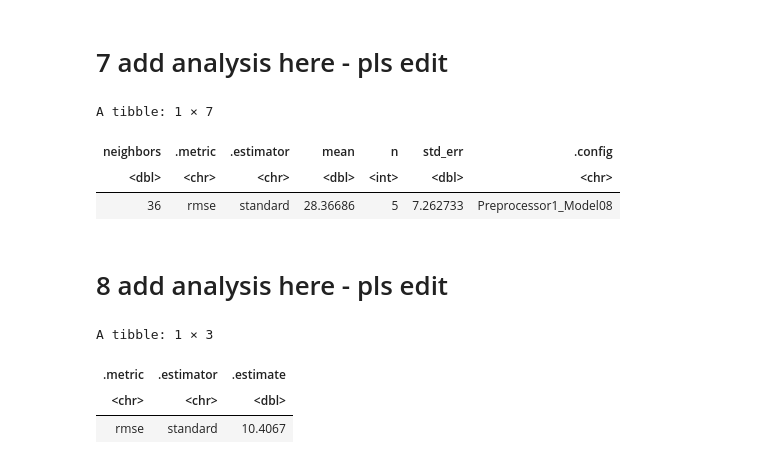
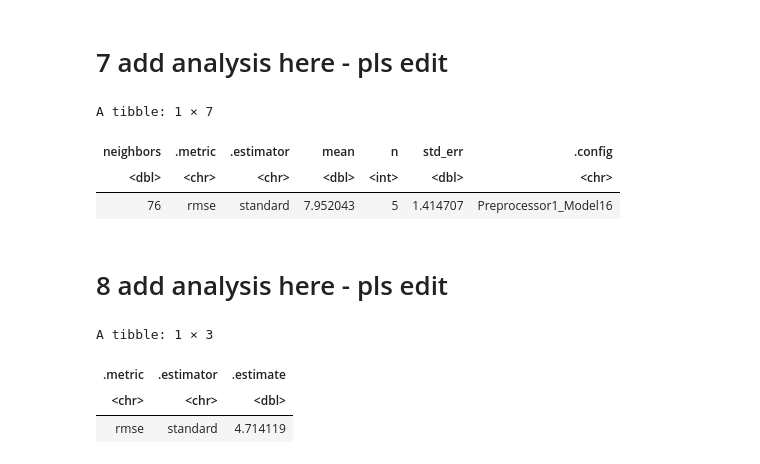
Before and after one commit to janeymhe/dsci-100-project, a Jupyter notebook: final_project.ipynb, the cells around one changed output. Saved outputs shown, nothing was run; the diff lists cells and outputs as text; code cells hidden in the pictures.

```diff
--- a/final_project.ipynb
+++ b/final_project.ipynb
@@ -152,7 +217,7 @@ experience_training_plot
 # %%
-# receipe for the knn regression
+# receipe for the knn regression without outliers
 
-players_recipe <- recipe(played_hours ~ experience_num + age, data = players_training) |>
+players_recipe <- recipe(played_hours ~ experience_num + age, data = players_training_clean) |>
                    step_scale(all_predictors()) |>
                    step_center(all_predictors())
 
@@ -163,8 +228,8 @@ players_spec <- nearest_neighbor(weight_func = "rectangular",
 # %% [markdown]
 # 6 add analysis here - pls edit
 # %%
-# cross - validation using 5 folds
-players_vfold <- vfold_cv(data = players_training, v = 5, strata = played_hours)
+# cross - validation using 5 folds without outliers
+players_vfold <- vfold_cv(data =players_training_clean, v = 5, strata = played_hours)
 
 players_workflow <- workflow() |>
                      add_recipe(players_recipe) |>
@@ -172,7 +237,7 @@ players_workflow <- workflow() |>
 # %% [markdown]
 # 7 add analysis here - pls edit
 # %%
-# testing to see which k neighbours would be best based on lowest rmse
+# testing to see which k neighbours would be best based on lowest rmse without outliers
 
 gridvals <- tibble(neighbors = seq(from = 1, to = 85, by = 5))
 
@@ -186,33 +251,33 @@ head(players_results_min)
 A tibble: 1 × 7
 | neighbors | .metric | .estimator | mean | n | std_err | .config |
 | <dbl> | <chr> | <chr> | <dbl> | <int> | <dbl> | <chr> |
-| 36 | rmse | standard | 28.36686 | 5 | 7.262733 | Preprocessor1_Model08 |
+| 76 | rmse | standard | 7.952043 | 5 | 1.414707 | Preprocessor1_Model16 |
 # %% [markdown]
 # 8 add analysis here - pls edit
 # %%
-# testing with test data and find rmse
+# testing with test data and find rmse without outliers
 
 k_min <- players_results_min |>
          pull(neighbors)
 
 players_best_spec <- nearest_neighbor(weight_func = "rectangular", neighbors = k_min) |>
                      set_engine("kknn") |>
                      set_mode("regression")
 
 players_fit <- workflow() |>
                add_recipe(players_recipe) |>
                add_model(players_best_spec) |>
-               fit(data = players_training)
+               fit(data = players_training_clean)
 
 
 players_summary <- players_fit |>
                    predict(players_testing) |>
                    bind_cols(players_testing) |>
                    metrics(truth = played_hours, estimate = .pred)|>
                    filter(.metric == "rmse")
 players_summary
 # %% [output]
 A tibble: 1 × 3
 | .metric | .estimator | .estimate |
 | <chr> | <chr> | <dbl> |
-| rmse | standard | 10.4067 |
+| rmse | standard | 4.714119 |
```
Also changed, not shown: parts of 10 cells of this notebook.
